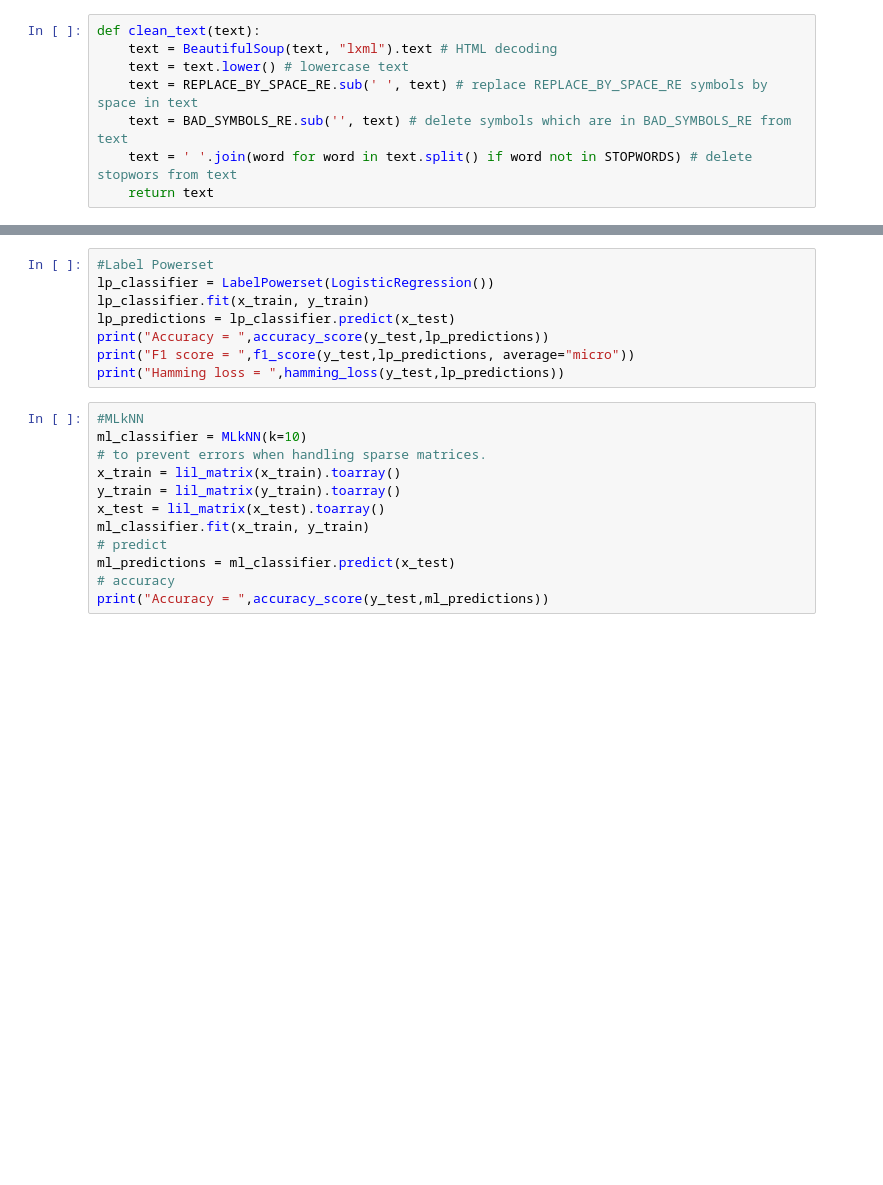
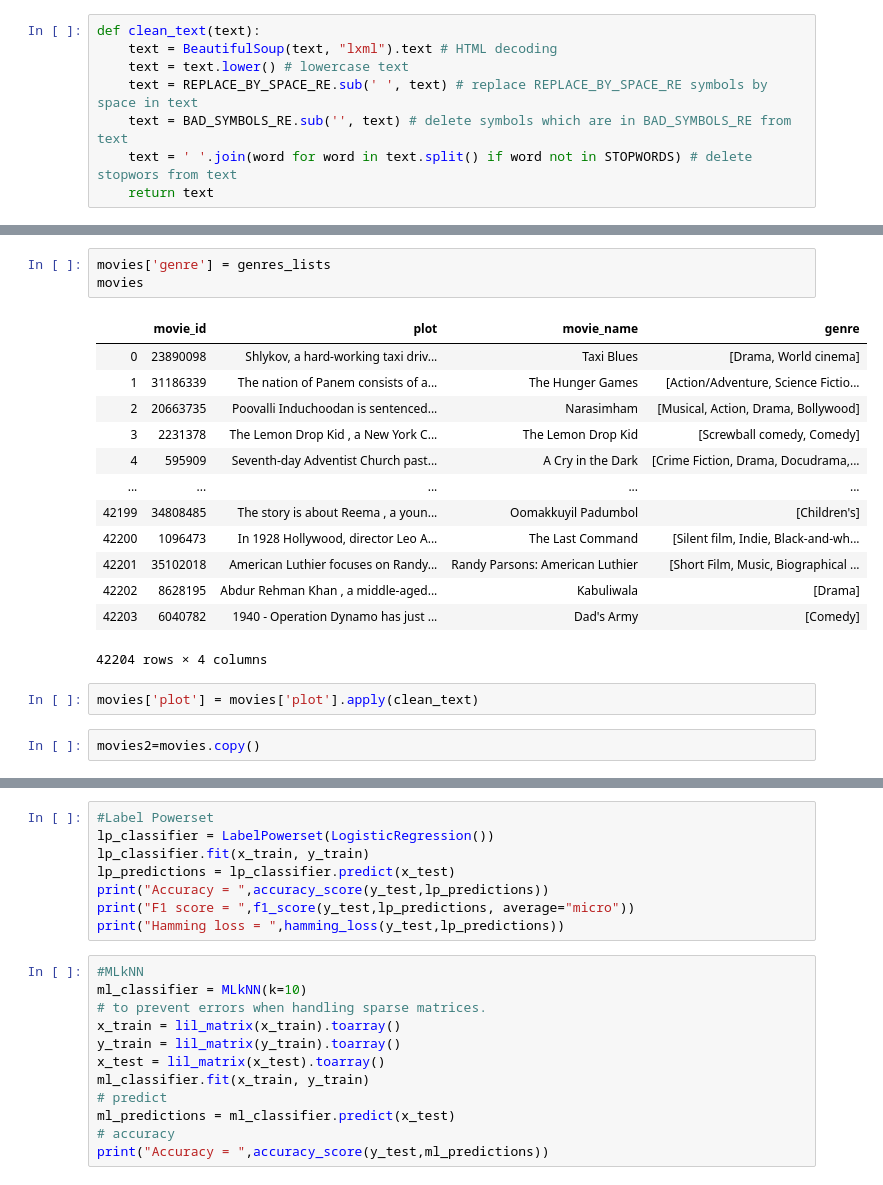
Before and after one commit to Diskane/projet-specifique, a Jupyter notebook: multi-label.ipynb, the cells around one changed output, grey strips where cells are left out. Drawn from its saved outputs; the diff is of its cells as text; blank space fills up the shorter version.

```diff
--- a/multi-label.ipynb
+++ b/multi-label.ipynb
@@ -109,0 +98,21 @@ See the caveats in the documentation: http://pandas.pydata.org/pandas-docs/stabl
+# %%
+movies['genre'] = genres_lists
+movies
+# %% [output]
+|  | movie_id | plot | movie_name | genre |
+| 0 | 23890098 | Shlykov, a hard-working taxi driv... | Taxi Blues | [Drama, World cinema] |
+| 1 | 31186339 | The nation of Panem consists of a... | The Hunger Games | [Action/Adventure, Science Fictio... |
+| 2 | 20663735 | Poovalli Induchoodan is sentenced... | Narasimham | [Musical, Action, Drama, Bollywood] |
+| 3 | 2231378 | The Lemon Drop Kid , a New York C... | The Lemon Drop Kid | [Screwball comedy, Comedy] |
+| 4 | 595909 | Seventh-day Adventist Church past... | A Cry in the Dark | [Crime Fiction, Drama, Docudrama,... |
+| ... | ... | ... | ... | ... |
+| 42199 | 34808485 | The story is about Reema , a youn... | Oomakkuyil Padumbol | [Children's] |
+| 42200 | 1096473 | In 1928 Hollywood, director Leo A... | The Last Command | [Silent film, Indie, Black-and-wh... |
+| 42201 | 35102018 | American Luthier focuses on Randy... | Randy Parsons: American Luthier | [Short Film, Music, Biographical ... |
+| 42202 | 8628195 | Abdur Rehman Khan , a middle-aged... | Kabuliwala | [Drama] |
+| 42203 | 6040782 | 1940 - Operation Dynamo has just ... | Dad's Army | [Comedy] |
+42204 rows × 4 columns
+# %%
+movies['plot'] = movies['plot'].apply(clean_text)
+# %%
+movies2=movies.copy()
```
Also changed, not shown: parts of 19 cells of this notebook, 6 other files.
